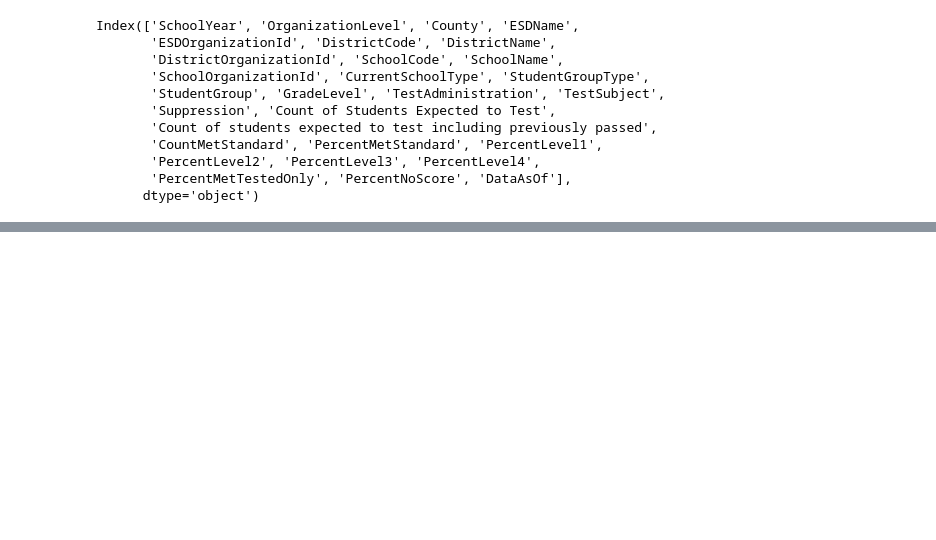
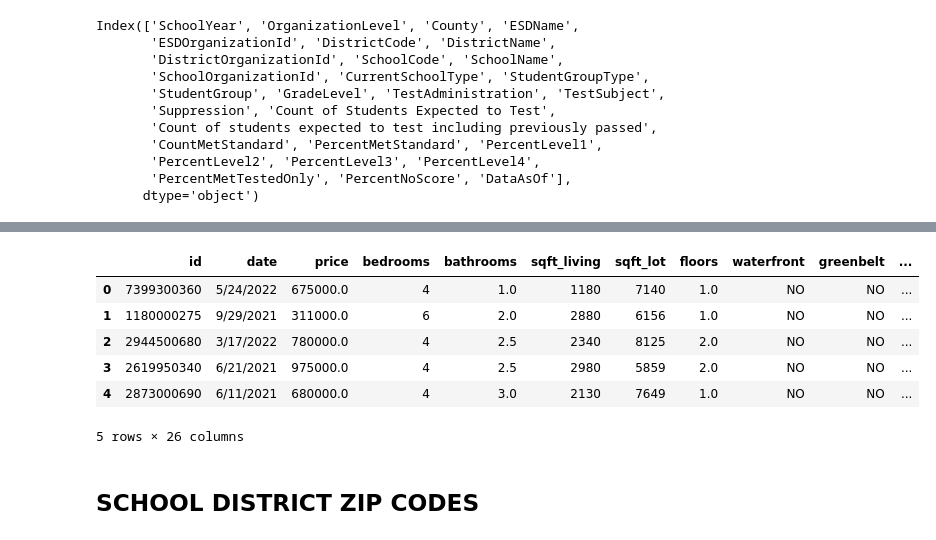
Before and after one commit to aokdata/King-County-House-Sales-, a Jupyter notebook: Aidan/Aidan Workbook.ipynb, the cells around one changed output, grey strips where cells are left out. Drawn from its saved outputs; the diff is of its cells as text; code cells hidden in the pictures; blank space fills up the shorter version.

```diff
--- a/Aidan/Aidan Workbook.ipynb
+++ b/Aidan/Aidan Workbook.ipynb
@@ -205,0 +272,12 @@ Name: StudentGroup, dtype: int64
+# %%
+kc_family_house_df.head()
+# %% [output]
+|  | id | date | price | bedrooms | bathrooms | sqft_living | sqft_lot | floors | waterfront | greenbelt | ... |
+| 0 | 7399300360 | 5/24/2022 | 675000.0 | 4 | 1.0 | 1180 | 7140 | 1.0 | NO | NO | ... |
+| 1 | 1180000275 | 9/29/2021 | 311000.0 | 6 | 2.0 | 2880 | 6156 | 1.0 | NO | NO | ... |
+| 2 | 2944500680 | 3/17/2022 | 780000.0 | 4 | 2.5 | 2340 | 8125 | 2.0 | NO | NO | ... |
+| 3 | 2619950340 | 6/21/2021 | 975000.0 | 4 | 2.5 | 2980 | 5859 | 2.0 | NO | NO | ... |
+| 4 | 2873000690 | 6/11/2021 | 680000.0 | 4 | 3.0 | 2130 | 7649 | 1.0 | NO | NO | ... |
+5 rows × 26 columns
+# %% [markdown]
+## SCHOOL DISTRICT ZIP CODES
```
Also changed, not shown: parts of 16 cells of this notebook.
